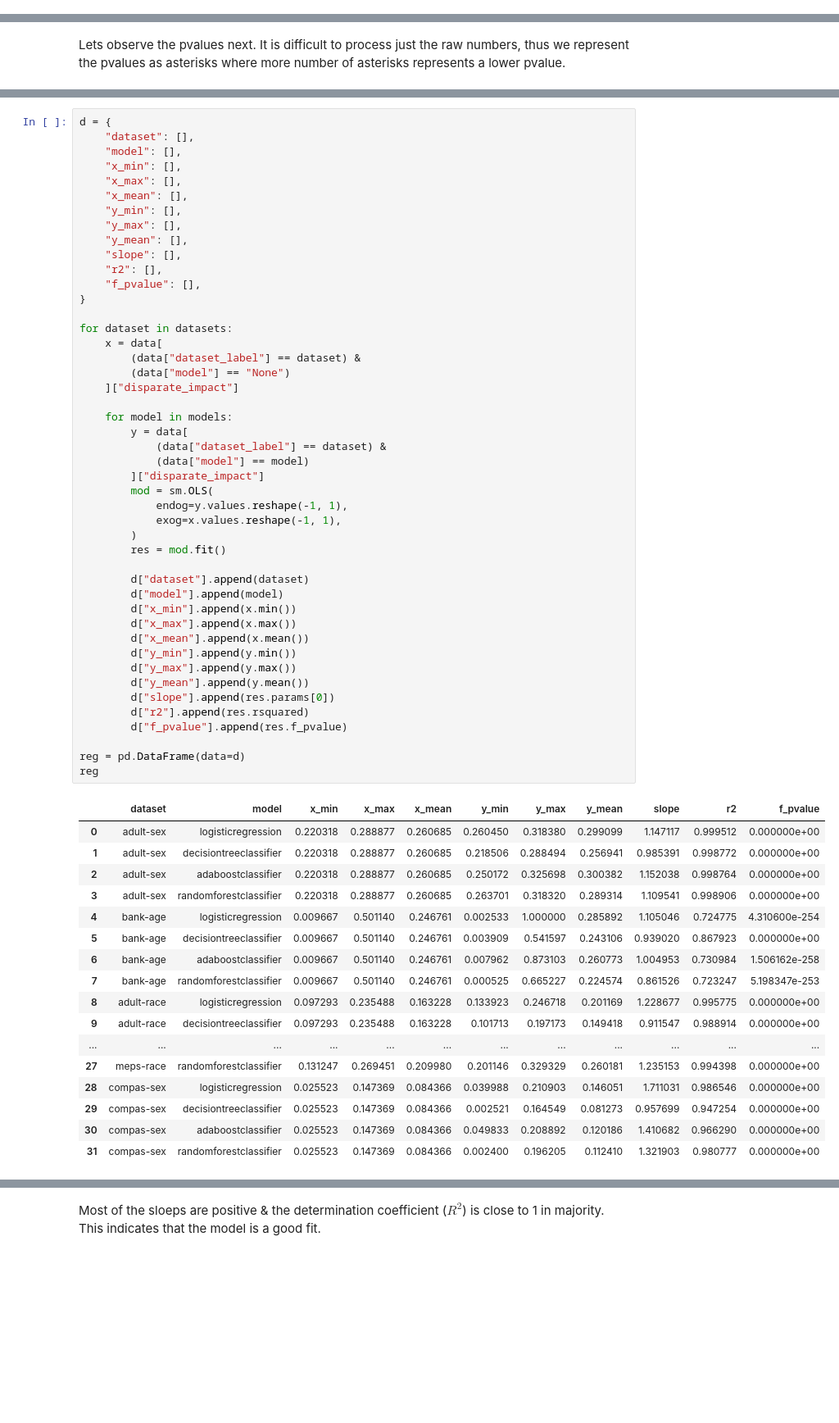
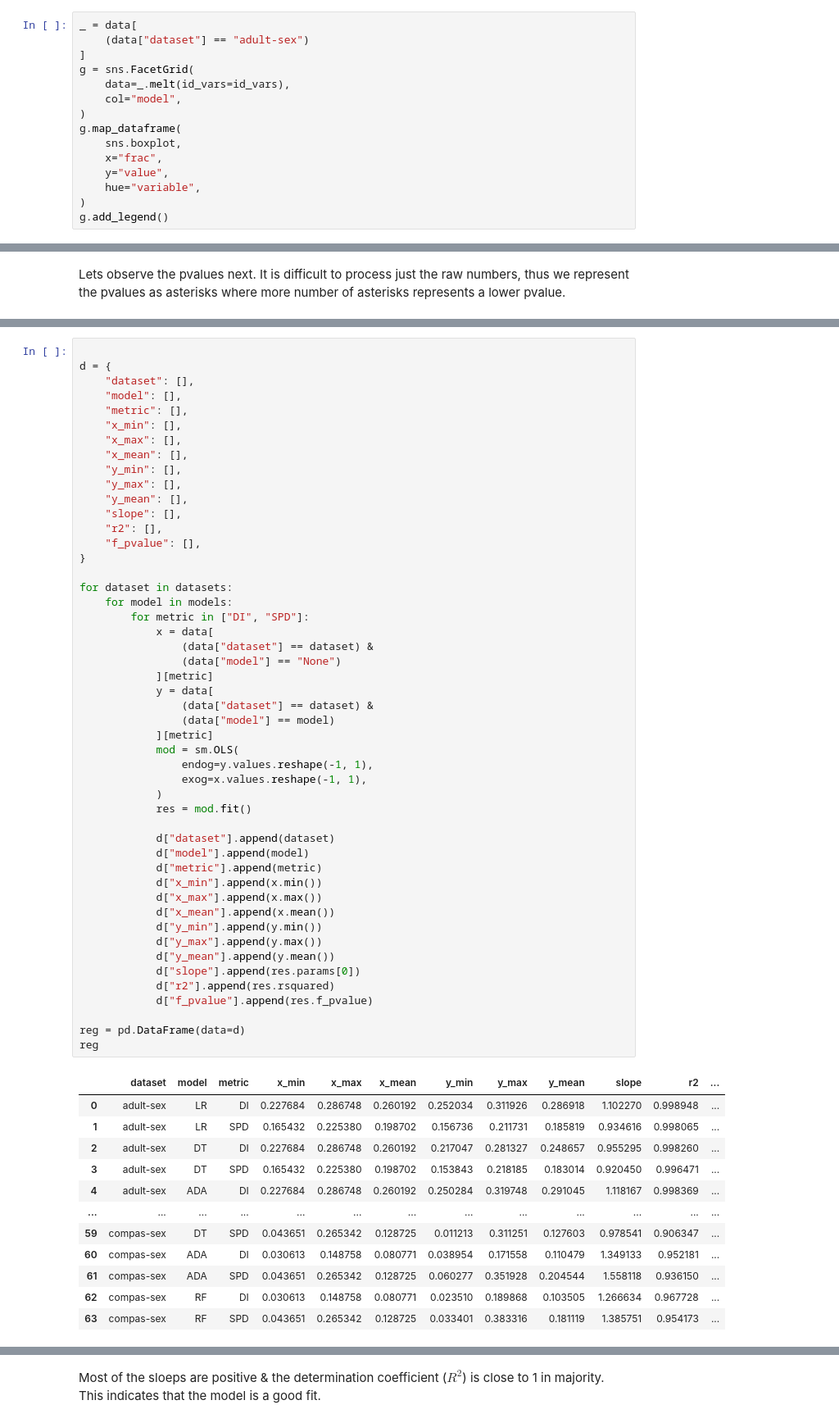
Before and after one commit to arumoy-shome/shome2022qualitative, a Jupyter notebook: docs/exp-training-sets.ipynb, the cells around one changed output, grey strips where cells are left out. Shown at 82% size. Drawn from its saved outputs; the diff is of its cells as text; blank space fills up the shorter version.

```diff
--- a/docs/exp-training-sets.ipynb
+++ b/docs/exp-training-sets.ipynb
@@ -210,0 +294,15 @@ di_pvalues shape: (40, 3)
+# %%
+_ = data[
+    (data["dataset"] == "adult-sex")
+]
+g = sns.FacetGrid(
+    data=_.melt(id_vars=id_vars),
+    col="model",
+)
+g.map_dataframe(
+    sns.boxplot,
+    x="frac",
+    y="value",
+    hue="variable",
+)
+g.add_legend()
@@ -295,64 +537,62 @@ We collect the following metrics:
 # %%
+
 d = {
     "dataset": [],
     "model": [],
+    "metric": [],
     "x_min": [],
     "x_max": [],
     "x_mean": [],
     "y_min": [],
     "y_max": [],
     "y_mean": [],
     "slope": [],
     "r2": [],
     "f_pvalue": [],
 }
 
 for dataset in datasets:
-    x = data[
-        (data["dataset_label"] == dataset) &
-        (data["model"] == "None")
-    ]["disparate_impact"]
+    for model in models:
+        for metric in ["DI", "SPD"]:
+            x = data[
+                (data["dataset"] == dataset) &
+                (data["model"] == "None")
+            ][metric]
+            y = data[
+                (data["dataset"] == dataset) &
+                (data["model"] == model)
+            ][metric]
+            mod = sm.OLS(
+                endog=y.values.reshape(-1, 1),
+                exog=x.values.reshape(-1, 1),
+            )
+            res = mod.fit()
 
-    for model in models:
-        y = data[
-            (data["dataset_label"] == dataset) &
-            (data["model"] == model)
-        ]["disparate_impact"]
-        mod = sm.OLS(
-            endog=y.values.reshape(-1, 1),
-            exog=x.values.reshape(-1, 1),
-        )
-        res = mod.fit()
-
-        d["dataset"].append(dataset)
-        d["model"].append(model)
-        d["x_min"].append(x.min())
-        d["x_max"].append(x.max())
-        d["x_mean"].append(x.mean())
-        d["y_min"].append(y.min())
-        d["y_max"].append(y.max())
-        d["y_mean"].append(y.mean())
-        d["slope"].append(res.params[0])
-        d["r2"].append(res.rsquared)
-        d["f_pvalue"].append(res.f_pvalue)
+            d["dataset"].append(dataset)
+            d["model"].append(model)
+            d["metric"].append(metric)
+            d["x_min"].append(x.min())
+            d["x_max"].append(x.max())
+            d["x_mean"].append(x.mean())
+            d["y_min"].append(y.min())
+            d["y_max"].append(y.max())
+            d["y_mean"].append(y.mean())
+            d["slope"].append(res.params[0])
+            d["r2"].append(res.rsquared)
+            d["f_pvalue"].append(res.f_pvalue)
 
 reg = pd.DataFrame(data=d)
 reg
 # %% [output]
-|  | dataset | model | x_min | x_max | x_mean | y_min | y_max | y_mean | slope | r2 | f_pvalue |
-| 0 | adult-sex | logisticregression | 0.220318 | 0.288877 | 0.260685 | 0.260450 | 0.318380 | 0.299099 | 1.147117 | 0.999512 | 0.000000e+00 |
-| 1 | adult-sex | decisiontreeclassifier | 0.220318 | 0.288877 | 0.260685 | 0.218506 | 0.288494 | 0.256941 | 0.985391 | 0.998772 | 0.000000e+00 |
-| 2 | adult-sex | adaboostclassifier | 0.220318 | 0.288877 | 0.260685 | 0.250172 | 0.325698 | 0.300382 | 1.152038 | 0.998764 | 0.000000e+00 |
-| 3 | adult-sex | randomforestclassifier | 0.220318 | 0.288877 | 0.260685 | 0.263701 | 0.318320 | 0.289314 | 1.109541 | 0.998906 | 0.000000e+00 |
-| 4 | bank-age | logisticregression | 0.009667 | 0.501140 | 0.246761 | 0.002533 | 1.000000 | 0.285892 | 1.105046 | 0.724775 | 4.310600e-254 |
-| 5 | bank-age | decisiontreeclassifier | 0.009667 | 0.501140 | 0.246761 | 0.003909 | 0.541597 | 0.243106 | 0.939020 | 0.867923 | 0.000000e+00 |
-| 6 | bank-age | adaboostclassifier | 0.009667 | 0.501140 | 0.246761 | 0.007962 | 0.873103 | 0.260773 | 1.004953 | 0.730984 | 1.506162e-258 |
-| 7 | bank-age | randomforestclassifier | 0.009667 | 0.501140 | 0.246761 | 0.000525 | 0.665227 | 0.224574 | 0.861526 | 0.723247 | 5.198347e-253 |
-| 8 | adult-race | logisticregression | 0.097293 | 0.235488 | 0.163228 | 0.133923 | 0.246718 | 0.201169 | 1.228677 | 0.995775 | 0.000000e+00 |
-| 9 | adult-race | decisiontreeclassifier | 0.097293 | 0.235488 | 0.163228 | 0.101713 | 0.197173 | 0.149418 | 0.911547 | 0.988914 | 0.000000e+00 |
-| ... | ... | ... | ... | ... | ... | ... | ... | ... | ... | ... | ... |
-| 27 | meps-race | randomforestclassifier | 0.131247 | 0.269451 | 0.209980 | 0.201146 | 0.329329 | 0.260181 | 1.235153 | 0.994398 | 0.000000e+00 |
-| 28 | compas-sex | logisticregression | 0.025523 | 0.147369 | 0.084366 | 0.039988 | 0.210903 | 0.146051 | 1.711031 | 0.986546 | 0.000000e+00 |
-| 29 | compas-sex | decisiontreeclassifier | 0.025523 | 0.147369 | 0.084366 | 0.002521 | 0.164549 | 0.081273 | 0.957699 | 0.947254 | 0.000000e+00 |
-| 30 | compas-sex | adaboostclassifier | 0.025523 | 0.147369 | 0.084366 | 0.049833 | 0.208892 | 0.120186 | 1.410682 | 0.966290 | 0.000000e+00 |
-| 31 | compas-sex | randomforestclassifier | 0.025523 | 0.147369 | 0.084366 | 0.002400 | 0.196205 | 0.112410 | 1.321903 | 0.980777 | 0.000000e+00 |
+|  | dataset | model | metric | x_min | x_max | x_mean | y_min | y_max | y_mean | slope | r2 | ... |
+| 0 | adult-sex | LR | DI | 0.227684 | 0.286748 | 0.260192 | 0.252034 | 0.311926 | 0.286918 | 1.102270 | 0.998948 | ... |
+| 1 | adult-sex | LR | SPD | 0.165432 | 0.225380 | 0.198702 | 0.156736 | 0.211731 | 0.185819 | 0.934616 | 0.998065 | ... |
+| 2 | adult-sex | DT | DI | 0.227684 | 0.286748 | 0.260192 | 0.217047 | 0.281327 | 0.248657 | 0.955295 | 0.998260 | ... |
+| 3 | adult-sex | DT | SPD | 0.165432 | 0.225380 | 0.198702 | 0.153843 | 0.218185 | 0.183014 | 0.920450 | 0.996471 | ... |
+| 4 | adult-sex | ADA | DI | 0.227684 | 0.286748 | 0.260192 | 0.250284 | 0.319748 | 0.291045 | 1.118167 | 0.998369 | ... |
+| ... | ... | ... | ... | ... | ... | ... | ... | ... | ... | ... | ... | ... |
+| 59 | compas-sex | DT | SPD | 0.043651 | 0.265342 | 0.128725 | 0.011213 | 0.311251 | 0.127603 | 0.978541 | 0.906347 | ... |
+| 60 | compas-sex | ADA | DI | 0.030613 | 0.148758 | 0.080771 | 0.038954 | 0.171558 | 0.110479 | 1.349133 | 0.952181 | ... |
+| 61 | compas-sex | ADA | SPD | 0.043651 | 0.265342 | 0.128725 | 0.060277 | 0.351928 | 0.204544 | 1.558118 | 0.936150 | ... |
+| 62 | compas-sex | RF | DI | 0.030613 | 0.148758 | 0.080771 | 0.023510 | 0.189868 | 0.103505 | 1.266634 | 0.967728 | ... |
+| 63 | compas-sex | RF | SPD | 0.043651 | 0.265342 | 0.128725 | 0.033401 | 0.383316 | 0.181119 | 1.385751 | 0.954173 | ... |
```
Also changed, not shown: parts of 38 cells of this notebook, 2 other files.
